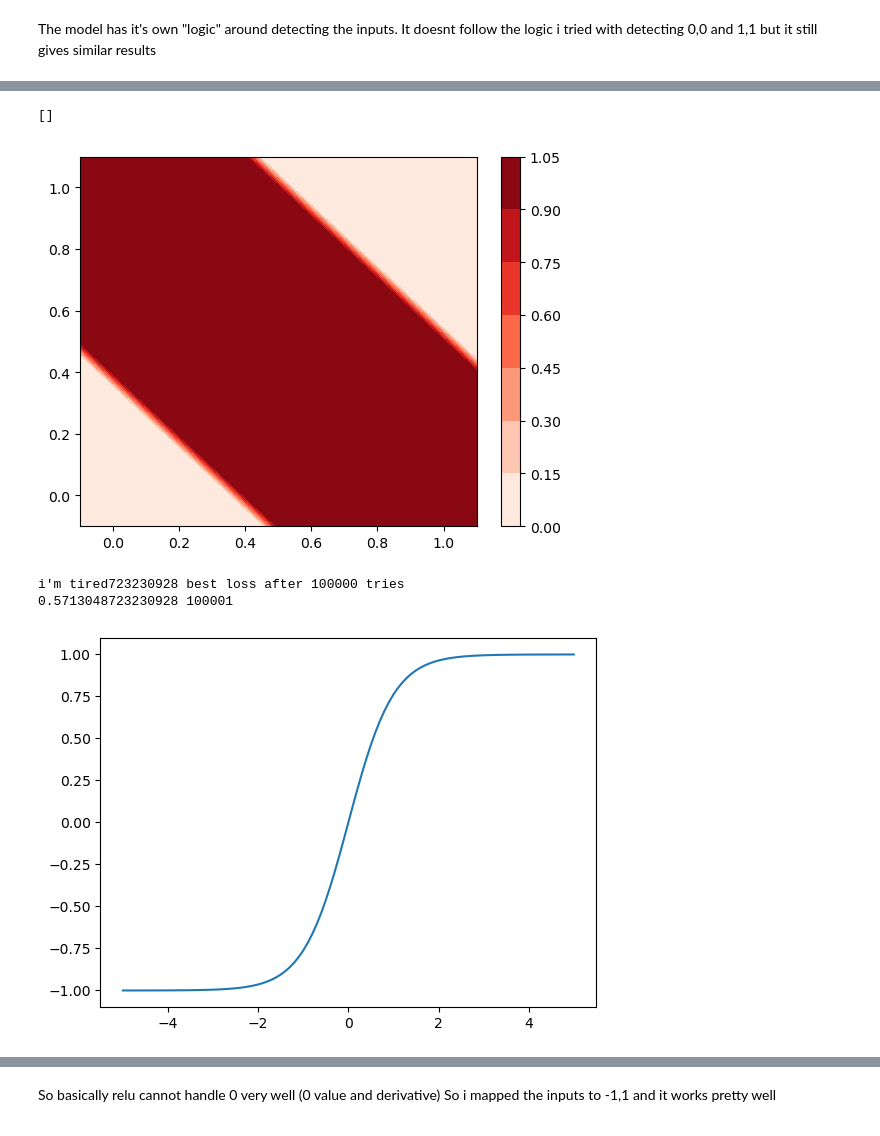
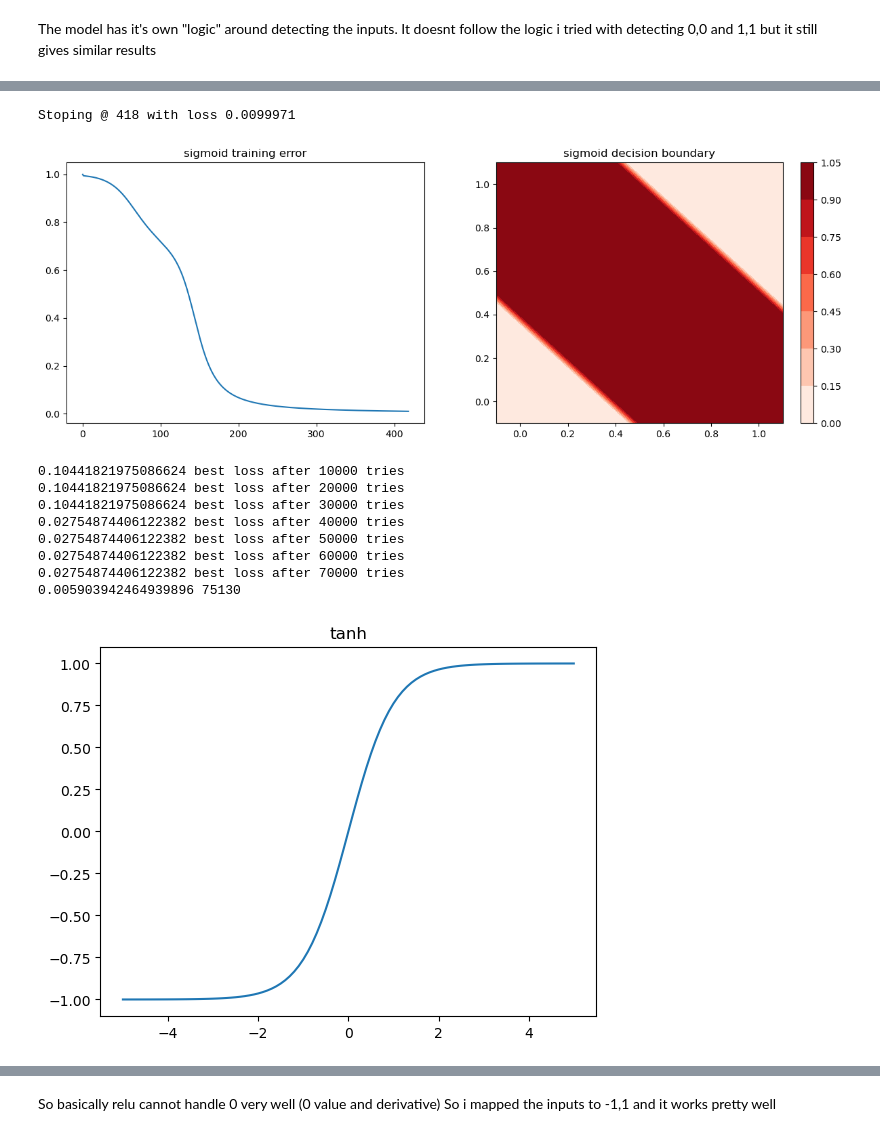
Before and after one commit to ThanosSkentzos/IDL-11, a Jupyter notebook: A0/thanos_3.ipynb, the cells around one changed output, grey strips where cells are left out. Saved outputs shown, nothing was run; the diff lists cells and outputs as text; code cells hidden in the pictures.

```diff
--- a/A0/thanos_3.ipynb
+++ b/A0/thanos_3.ipynb
@@ -160,52 +146,68 @@ plt.show()
 # %%
+w1,w2 = backpropagation(x,w1,w2,y)
+
+plt.figure(figsize=(15,5))
+plt.subplot(121)
+plt.title("sigmoid training error")
+plt.plot(losses)
+
 xmin = -0.1
 xmax = 1.1
 x1_points = np.arange(xmin,xmax,0.05)
 x2_points = np.arange(xmin,xmax,0.05)
 xx,yy = np.meshgrid(x1_points,x2_points)
 r1,r2 = xx.flatten(),yy.flatten()
 r1, r2 = r1.reshape((len(r1), 1)), r2.reshape((len(r2), 1))
 grid = np.hstack((r1,r2))
 
 grid_vals = inference(grid,w1,w2)
 grid_vals = np.where(grid_vals>0.5,1,0)
 zz = grid_vals.reshape(xx.shape)
 grid_vals.shape,zz.shape
+plt.subplot(122)
+plt.title("sigmoid decision boundary")
 plt.contourf(xx,yy,zz,cmap='Reds')
 plt.colorbar()
 plt.plot()
+plt.savefig("img/sigmoid_training.png")
+plt.show()
 # %% [output]
-[]
+Stoping @ 418 with loss 0.0099971
-[figure, old version]
+[figure, new version]
 # %%
 #lazy approach
 i = 0
 np.random.seed(42)
 w1 = np.random.random([2,3])
 w2 = np.random.random([1,3])
-
 pred = inference(x,w1,w2)
 loss = error(pred,y)
 min_loss = float("inf")
 while loss>target_error:
     i+=1
     w1 = 20*(np.random.random([2,3])-0.5)
-    w2 = 20*(np.random.random([1,3]))
+    w2 = 20*(np.random.random([1,3])-0.5)
     pred = inference(x,w1,w2)
     loss = error(pred,y)
     if loss<min_loss:
         min_loss = loss
     if i%10000==0:
-        print(f"{min_loss} best loss after {i} tries",end="\r")
-    if i>100_000:
+        print(f"{min_loss} best loss after {i} tries")
+    if i>100_000_000:
         print("i'm tired")
         break
-print(min_loss,i,end="\r")
+print(min_loss,i)
 #i'm tired96013422 best loss after 100000000 tries
 #0.509885696013422 100000001 tries
 # %% [output]
-i'm tired723230928 best loss after 100000 tries
-0.5713048723230928 100001
+0.10441821975086624 best loss after 10000 tries
+0.10441821975086624 best loss after 20000 tries
+0.10441821975086624 best loss after 30000 tries
+0.02754874406122382 best loss after 40000 tries
+0.02754874406122382 best loss after 50000 tries
+0.02754874406122382 best loss after 60000 tries
+0.02754874406122382 best loss after 70000 tries
+0.005903942464939896 75130
 # %%
 #TODO tanh & relu
 def tanh(x):
@@ -221,10 +223,10 @@ def d_relu(x):
 data = np.arange(-5,5.1,0.1)
 func = tanh(data)
 plt.plot(data,func)
-
+plt.title("tanh")
 plt.show()
 # %% [output]
-[figure, old version]
+[figure, new version]
 # %%
 def inference_a(x,w1,w2,activation=sigmoid):
     bias = np.ones([x.shape[0],1])
```
Also changed, not shown: parts of 5 cells of this notebook, 2 other files.
